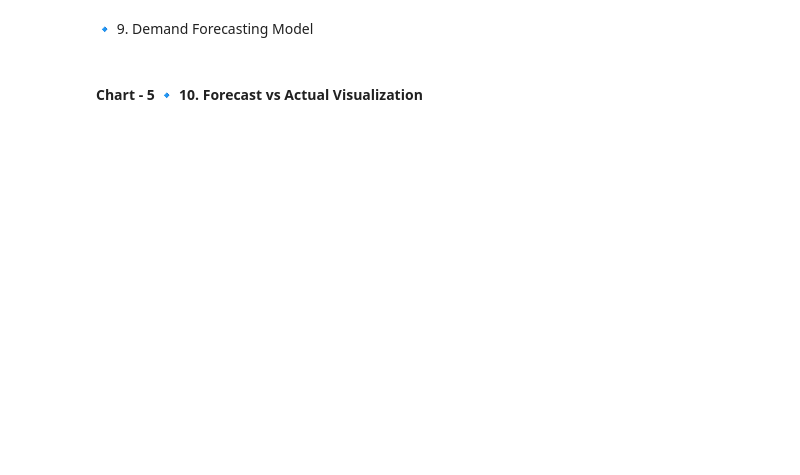
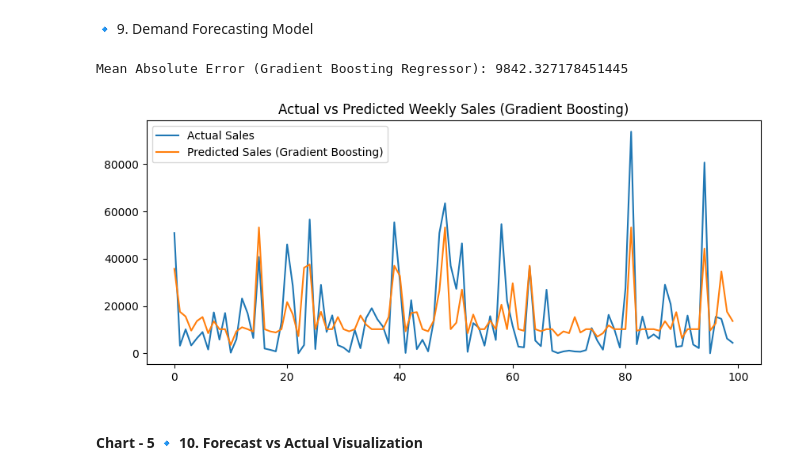
Before and after one commit to Nischay-verma/Specialization--Capstone-3--Integrated-Retail-Analytics-, a Jupyter notebook: Specialization_Capstone_Module_3_Integrated_Retail_Analytics.ipynb, the cells around one changed output. Cells and saved outputs as stored; diff of their text form; code cells hidden in the pictures; blank space fills up the shorter version.

```diff
--- a/Specialization_Capstone_Module_3_Integrated_Retail_Analytics.ipynb
+++ b/Specialization_Capstone_Module_3_Integrated_Retail_Analytics.ipynb
@@ -358,16 +521,31 @@ X = pd.get_dummies(X, columns=['Store','Dept'], drop_first=True)
 X_train, X_test, y_train, y_test = train_test_split(
     X, y, test_size=0.2, random_state=42
 )
-
-# Train Random Forest Regressor
-rf = RandomForestRegressor(n_estimators=100, random_state=42)
-rf.fit(X_train, y_train)
-
-# Generate predictions
-preds = rf.predict(X_test)
-
-# Evaluate model performance
-mean_absolute_error(y_test, preds)
+# %%
+# Import GradientBoostingRegressor
+from sklearn.ensemble import GradientBoostingRegressor
+
+# Train Gradient Boosting Regressor
+gbr = GradientBoostingRegressor(n_estimators=100, random_state=42)
+gbr.fit(X_train, y_train)
+
+# Generate predictions
+preds_gbr = gbr.predict(X_test)
+
+# Evaluate model performance
+mae_gbr = mean_absolute_error(y_test, preds_gbr)
+print(f"Mean Absolute Error (Gradient Boosting Regressor): {mae_gbr}")
+# %% [output]
+Mean Absolute Error (Gradient Boosting Regressor): 9842.327178451445
+# %%
+plt.figure(figsize=(10,4))
+plt.plot(y_test.values[:100], label='Actual Sales')
+plt.plot(preds_gbr[:100], label='Predicted Sales (Gradient Boosting)')
+plt.legend()
+plt.title("Actual vs Predicted Weekly Sales (Gradient Boosting)")
+plt.show()
+# %% [output]
+[figure, added]
 # %% [markdown]
 #### Chart - 5 🔹 10. Forecast vs Actual Visualization
 # %%
```
Also changed, not shown: parts of 22 cells of this notebook.
